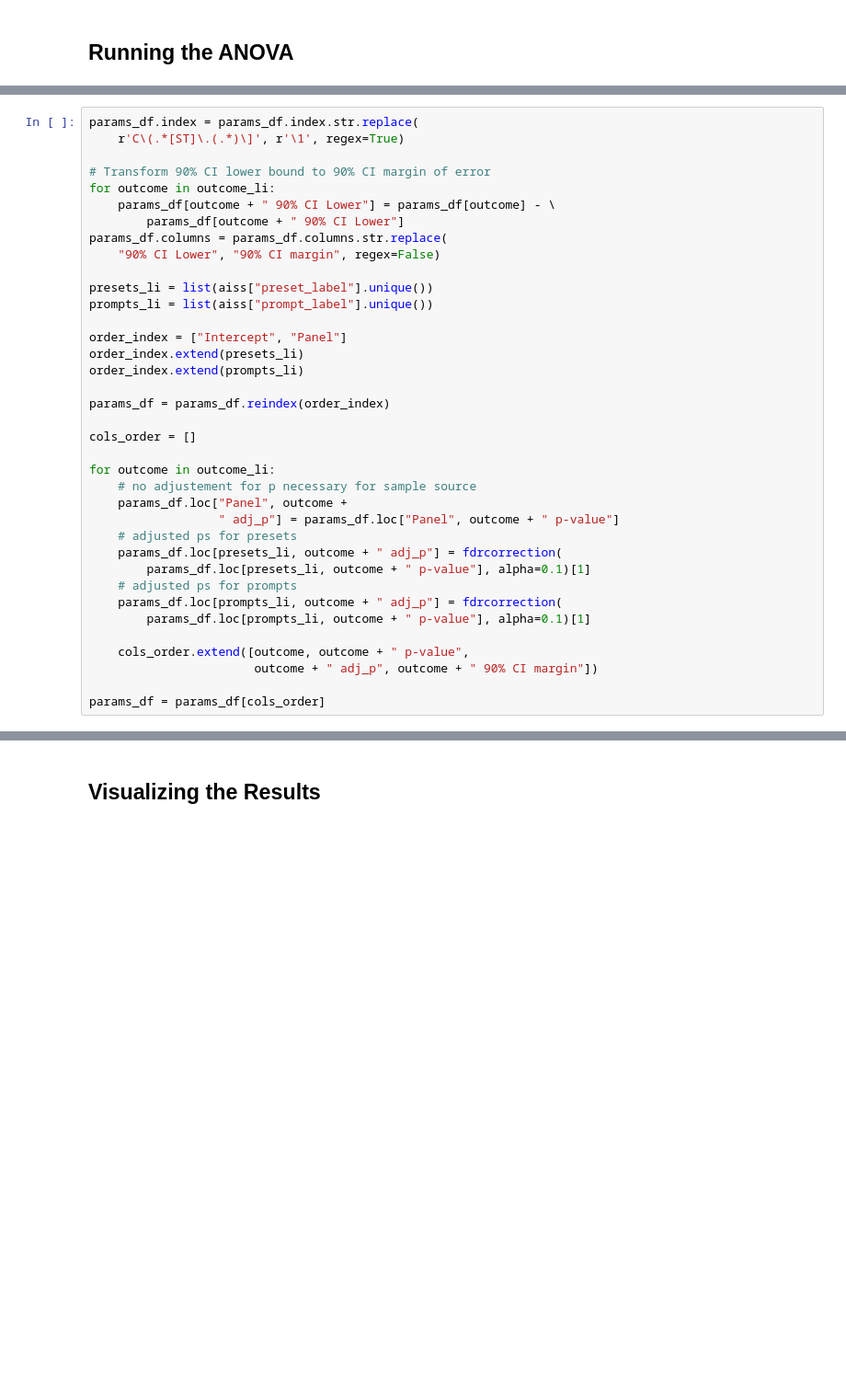
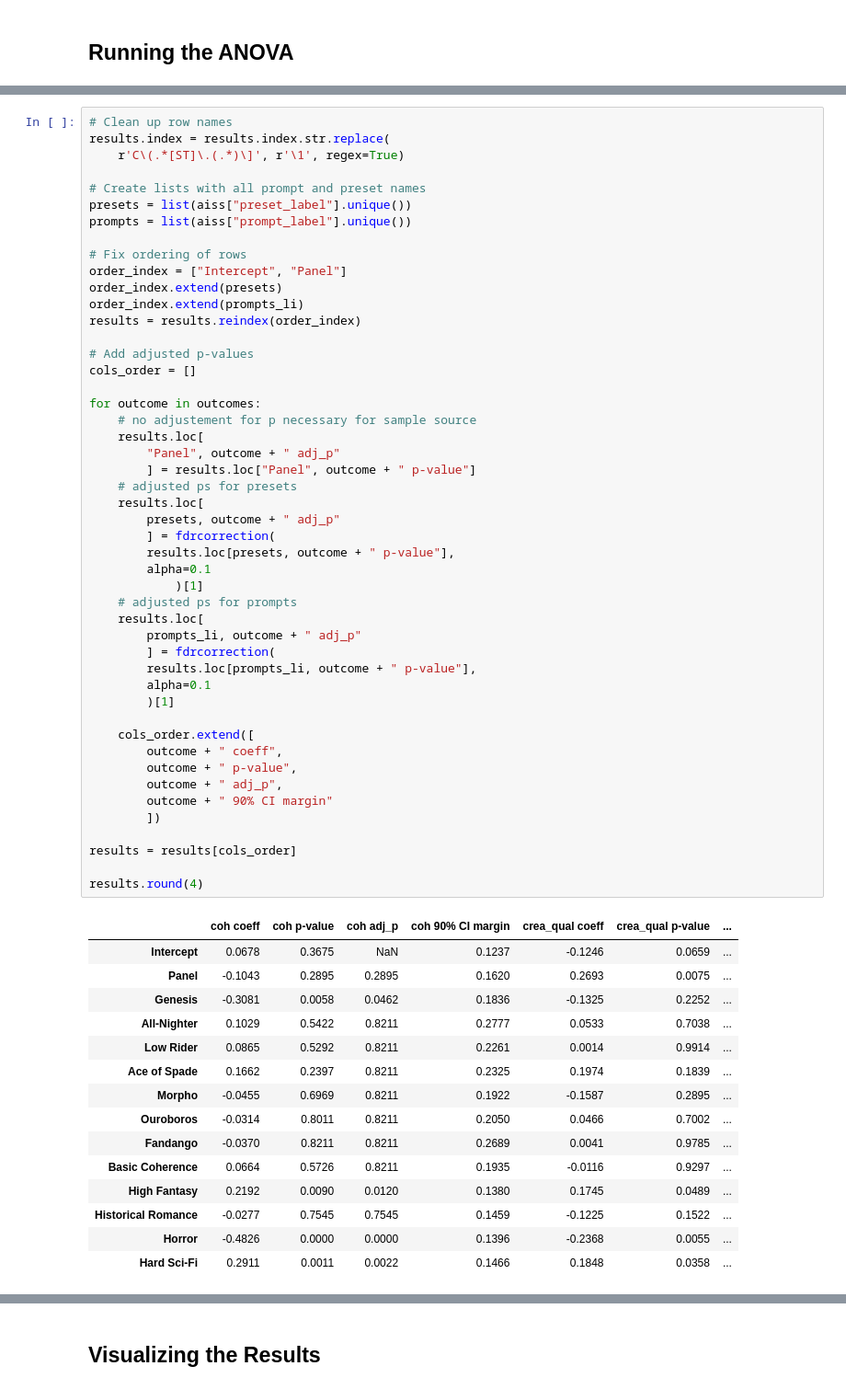
Before and after one commit to MWiechmann/ai_story_scale, a Jupyter notebook: study1_scale_construction/step_3_story_analyses.ipynb, the cells around one changed output, grey strips where cells are left out. Shown at 92% size. Cells and saved outputs as stored; diff of their text form; blank space fills up the shorter version.

```diff
--- a/study1_scale_construction/step_3_story_analyses.ipynb
+++ b/study1_scale_construction/step_3_story_analyses.ipynb
@@ -288,37 +333,64 @@ C(prompt_label, Sum(0))[S.Horror]:      coef: -0.365    p: 0.000
 # %%
-params_df.index = params_df.index.str.replace(
+# Clean up row names
+results.index = results.index.str.replace(
     r'C\(.*[ST]\.(.*)\]', r'\1', regex=True)
 
-# Transform 90% CI lower bound to 90% CI margin of error
-for outcome in outcome_li:
-    params_df[outcome + " 90% CI Lower"] = params_df[outcome] - \
-        params_df[outcome + " 90% CI Lower"]
-params_df.columns = params_df.columns.str.replace(
-    "90% CI Lower", "90% CI margin", regex=False)
+# Create lists with all prompt and preset names
+presets = list(aiss["preset_label"].unique())
+prompts = list(aiss["prompt_label"].unique())
 
-presets_li = list(aiss["preset_label"].unique())
-prompts_li = list(aiss["prompt_label"].unique())
+# Fix ordering of rows
+order_index = ["Intercept", "Panel"]
+order_index.extend(presets)
+order_index.extend(prompts_li)
+results = results.reindex(order_index)
 
-order_index = ["Intercept", "Panel"]
-order_index.extend(presets_li)
-order_index.extend(prompts_li)
-
-params_df = params_df.reindex(order_index)
-
+# Add adjusted p-values
 cols_order = []
 
-for outcome in outcome_li:
+for outcome in outcomes:
     # no adjustement for p necessary for sample source
-    params_df.loc["Panel", outcome +
-                  " adj_p"] = params_df.loc["Panel", outcome + " p-value"]
+    results.loc[
+        "Panel", outcome + " adj_p"
+        ] = results.loc["Panel", outcome + " p-value"]
     # adjusted ps for presets
-    params_df.loc[presets_li, outcome + " adj_p"] = fdrcorrection(
-        params_df.loc[presets_li, outcome + " p-value"], alpha=0.1)[1]
+    results.loc[
+        presets, outcome + " adj_p"
+        ] = fdrcorrection(
+        results.loc[presets, outcome + " p-value"],
+        alpha=0.1
+            )[1]
     # adjusted ps for prompts
-    params_df.loc[prompts_li, outcome + " adj_p"] = fdrcorrection(
-        params_df.loc[prompts_li, outcome + " p-value"], alpha=0.1)[1]
+    results.loc[
+        prompts_li, outcome + " adj_p"
+        ] = fdrcorrection(
+        results.loc[prompts_li, outcome + " p-value"],
+        alpha=0.1
+        )[1]
 
-    cols_order.extend([outcome, outcome + " p-value",
-                       outcome + " adj_p", outcome + " 90% CI margin"])
+    cols_order.extend([
+        outcome + " coeff",
+        outcome + " p-value",
+        outcome + " adj_p",
+        outcome + " 90% CI margin"
+        ])
 
-params_df = params_df[cols_order]
+results = results[cols_order]
+
+results.round(4)
+# %% [output]
+|  | coh coeff | coh p-value | coh adj_p | coh 90% CI margin | crea_qual coeff | crea_qual p-value | ... |
+| Intercept | 0.0678 | 0.3675 | NaN | 0.1237 | -0.1246 | 0.0659 | ... |
+| Panel | -0.1043 | 0.2895 | 0.2895 | 0.1620 | 0.2693 | 0.0075 | ... |
+| Genesis | -0.3081 | 0.0058 | 0.0462 | 0.1836 | -0.1325 | 0.2252 | ... |
+| All-Nighter | 0.1029 | 0.5422 | 0.8211 | 0.2777 | 0.0533 | 0.7038 | ... |
+| Low Rider | 0.0865 | 0.5292 | 0.8211 | 0.2261 | 0.0014 | 0.9914 | ... |
+| Ace of Spade | 0.1662 | 0.2397 | 0.8211 | 0.2325 | 0.1974 | 0.1839 | ... |
+| Morpho | -0.0455 | 0.6969 | 0.8211 | 0.1922 | -0.1587 | 0.2895 | ... |
+| Ouroboros | -0.0314 | 0.8011 | 0.8211 | 0.2050 | 0.0466 | 0.7002 | ... |
+| Fandango | -0.0370 | 0.8211 | 0.8211 | 0.2689 | 0.0041 | 0.9785 | ... |
+| Basic Coherence | 0.0664 | 0.5726 | 0.8211 | 0.1935 | -0.0116 | 0.9297 | ... |
+| High Fantasy | 0.2192 | 0.0090 | 0.0120 | 0.1380 | 0.1745 | 0.0489 | ... |
+| Historical Romance | -0.0277 | 0.7545 | 0.7545 | 0.1459 | -0.1225 | 0.1522 | ... |
+| Horror | -0.4826 | 0.0000 | 0.0000 | 0.1396 | -0.2368 | 0.0055 | ... |
+| Hard Sci-Fi | 0.2911 | 0.0011 | 0.0022 | 0.1466 | 0.1848 | 0.0358 | ... |
```
Also changed, not shown: parts of 26 cells of this notebook, 3 other files.
